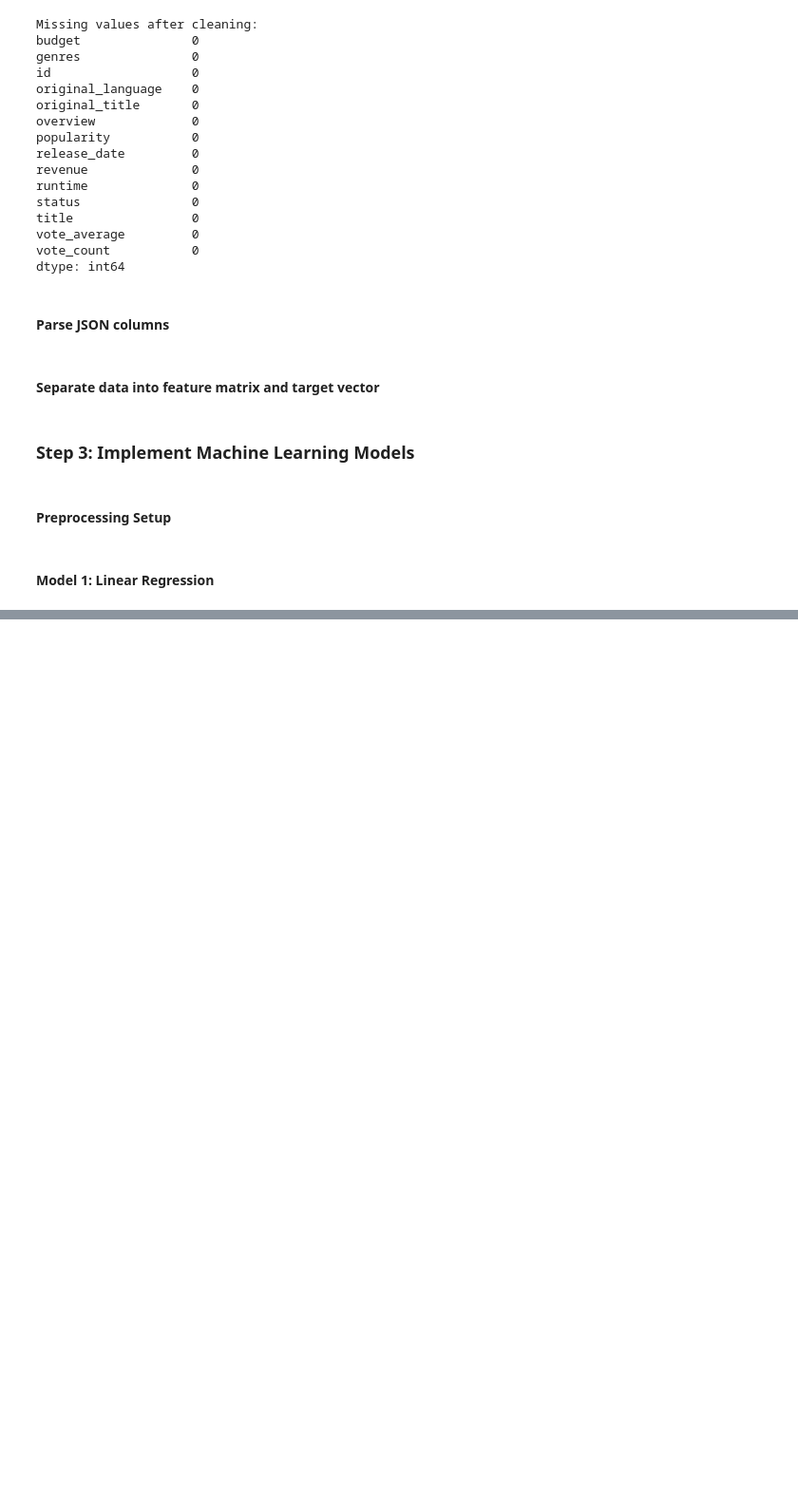
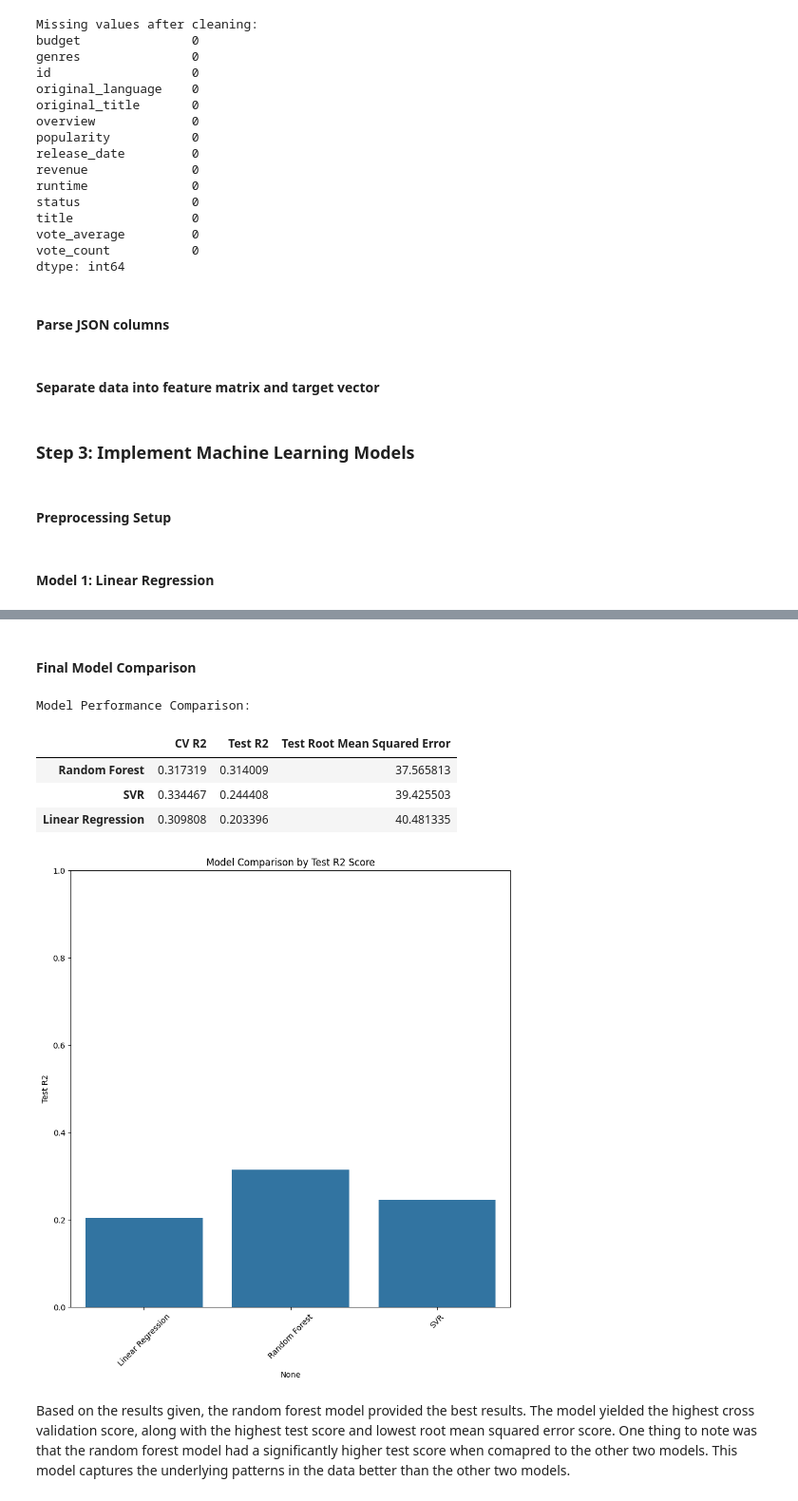
Before and after one commit to zacharyL16/ENSF444ProjectGroup31, a Jupyter notebook: Final Project.ipynb, the cells around one changed output, grey strips where cells are left out. Shown at 95% size. Saved outputs shown, nothing was run; the diff lists cells and outputs as text; code cells hidden in the pictures; blank space fills up the shorter version.

```diff
--- a/Final Project.ipynb
+++ b/Final Project.ipynb
@@ -287,0 +293,42 @@ Model Performance Comparison:
+# %% [markdown]
+#### Final Model Comparison
+# %%
+results = {
+    'Linear Regression': {
+        'CV R2': lr_grid.best_score_,
+        'Test R2': r2_score(y_test, lr_y_pred),
+        'Test Root Mean Squared Error': np.sqrt(mean_squared_error(y_test, lr_y_pred))
+    },
+    'Random Forest': {
+        'CV R2': rf_grid.best_score_,
+        'Test R2': r2_score(y_test, rf_y_pred),
+        'Test Root Mean Squared Error': np.sqrt(mean_squared_error(y_test, rf_y_pred))
+    },
+    'SVR': {
+        'CV R2': svr_grid.best_score_,
+        'Test R2': r2_score(y_test, svr_y_pred),
+        'Test Root Mean Squared Error': np.sqrt(mean_squared_error(y_test, svr_y_pred))
+    }
+}
+
+# Create comparison table
+comparison = pd.DataFrame(results).T
+print("\nModel Performance Comparison:")
+display(comparison.sort_values('Test R2', ascending=False))
+
+# Visualization
+plt.figure(figsize=(10, 10))
+sns.barplot(x=comparison.index, y='Test R2', data=comparison)
+plt.title('Model Comparison by Test R2 Score')
+plt.ylim(0, 1)
+plt.xticks(rotation=45)
+plt.show()
+# %% [output]
+Model Performance Comparison:
+|  | CV R2 | Test R2 | Test Root Mean Squared Error |
+| Random Forest | 0.317319 | 0.314009 | 37.565813 |
+| SVR | 0.334467 | 0.244408 | 39.425503 |
+| Linear Regression | 0.309808 | 0.203396 | 40.481335 |
+[figure, added]
+# %% [markdown]
+Based on the results given, the random forest model provided the best results. The model yielded the highest cross validation score, along with the highest test score and lowest root mean squared error score. One thing to note was that the random forest model had a significantly higher test score when comapred to the other two models. This model captures the underlying patterns in the data better than the other two models.
```
Also changed, not shown: parts of 12 cells of this notebook.
